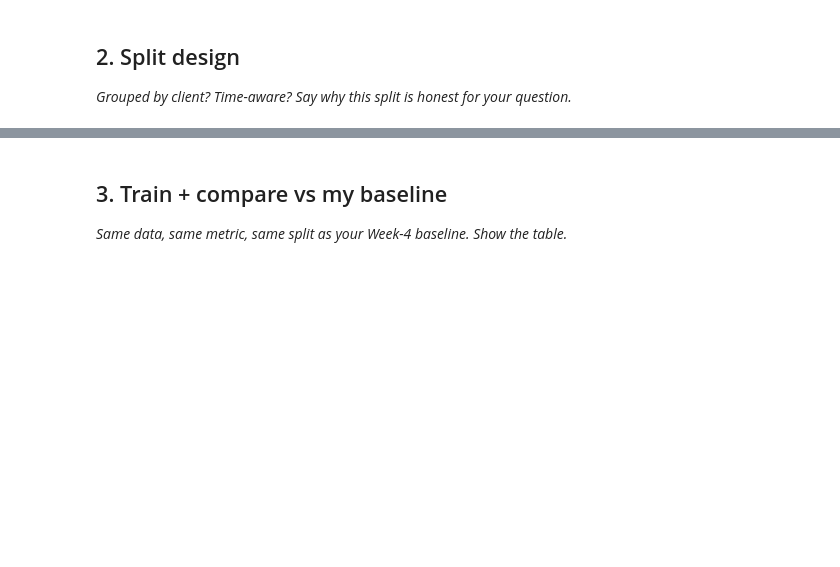
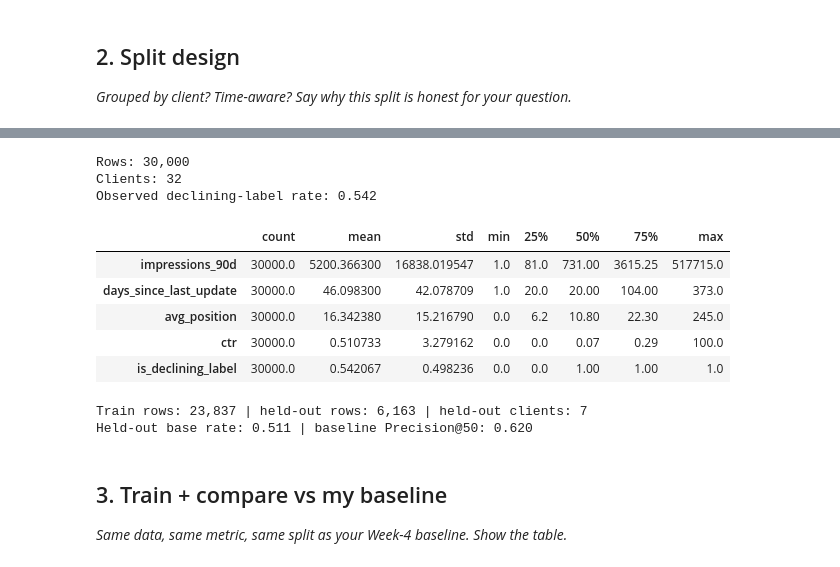
Before and after one commit to faizanahmed-ai/flyrank-ml-internship, a Jupyter notebook: work/notebooks/w05_model.ipynb, the cells around one changed output, grey strips where cells are left out. Saved outputs shown, nothing was run; the diff lists cells and outputs as text; code cells hidden in the pictures; blank space fills up the shorter version.

```diff
--- a/work/notebooks/w05_model.ipynb
+++ b/work/notebooks/w05_model.ipynb
@@ -23,3 +98,67 @@ This skeleton is yours to fill. Work the sections **in order** — each one has
+# %%
+df = pd.read_csv(data_path)
+
+# This is an observed trailing-window category, not a claim about a future intervention.
+df["is_declining_label"] = df["trend_direction"].astype(str).str.lower().eq("down").astype(int)
+
+# Log transforms reduce the influence of highly skewed traffic fields.
+for raw in ["impressions_90d", "clicks_90d", "sessions_90d"]:
+    if raw in df:
+        df[f"log_{raw}"] = np.log1p(pd.to_numeric(df[raw], errors="coerce").clip(lower=0))
+
+print(f"Rows: {len(df):,}")
+print(f"Clients: {df['client_id'].nunique():,}")
+print(f"Observed declining-label rate: {df['is_declining_label'].mean():.3f}")
+display(df[["impressions_90d", "days_since_last_update", "avg_position", "ctr", "is_declining_label"]].describe().T)
+# %% [output]
+Rows: 30,000
+Clients: 32
+Observed declining-label rate: 0.542
+|  | count | mean | std | min | 25% | 50% | 75% | max |
+| impressions_90d | 30000.0 | 5200.366300 | 16838.019547 | 1.0 | 81.0 | 731.00 | 3615.25 | 517715.0 |
+| days_since_last_update | 30000.0 | 46.098300 | 42.078709 | 1.0 | 20.0 | 20.00 | 104.00 | 373.0 |
+| avg_position | 30000.0 | 16.342380 | 15.216790 | 0.0 | 6.2 | 10.80 | 22.30 | 245.0 |
+| ctr | 30000.0 | 0.510733 | 3.279162 | 0.0 | 0.0 | 0.07 | 0.29 | 100.0 |
+| is_declining_label | 30000.0 | 0.542067 | 0.498236 | 0.0 | 0.0 | 1.00 | 1.00 | 1.0 |
+# %%
+# Deliberately exclude label-derived fields and IDs from the feature vector.
+excluded = ["trend_direction", "trend_pct", "content_id", "client_id"]
+numeric_features = [
+    "log_impressions_90d", "log_clicks_90d", "log_sessions_90d",
+    "days_with_impressions", "days_with_sessions", "content_age_days",
+    "days_since_last_update", "avg_position", "ctr", "engagement_rate",
+    "scroll_rate", "word_count", "char_count",
+]
+categorical_features = ["content_type", "main_intent", "freshness_tier", "position_tier"]
+numeric_features = [c for c in numeric_features if c in df.columns]
+categorical_features = [c for c in categorical_features if c in df.columns]
+feature_columns = numeric_features + categorical_features
+
+X = df[feature_columns].copy()
+y = df["is_declining_label"].astype(int)
+groups = df["client_id"].astype(str)
+
+# A whole client is held out: no page from a held-out client appears during training.
+splitter = GroupShuffleSplit(n_splits=1, test_size=0.20, random_state=RANDOM_STATE)
+train_idx, test_idx = next(splitter.split(X, y, groups=groups))
+X_train, X_test = X.iloc[train_idx], X.iloc[test_idx]
+y_train, y_test = y.iloc[train_idx], y.iloc[test_idx]
+
+def precision_at_k(y_true, scores, k=50):
+    y_array = np.asarray(y_true)
+    order = np.argsort(-np.asarray(scores))
+    return float(y_array[order[:min(k, len(order))]].mean())
+
+# Baseline is a transparent review heuristic. It is scored only on the held-out clients.
+baseline_scores = (
+    ((df["days_since_last_update"] >= 180) & (df["impressions_90d"] >= 500)).astype(float)
+    * np.log1p(df["impressions_90d"].clip(lower=0))
+)
+print(f"Train rows: {len(train_idx):,} | held-out rows: {len(test_idx):,} | held-out clients: {groups.iloc[test_idx].nunique()}")
+print(f"Held-out base rate: {y_test.mean():.3f} | baseline Precision@50: {precision_at_k(y_test, baseline_scores.iloc[test_idx]):.3f}")
+# %% [output]
+Train rows: 23,837 | held-out rows: 6,163 | held-out clients: 7
+Held-out base rate: 0.511 | baseline Precision@50: 0.620
 # %% [markdown]
 ## 3. Train + compare vs my baseline
 
```
Also changed, not shown: parts of 14 cells of this notebook.
